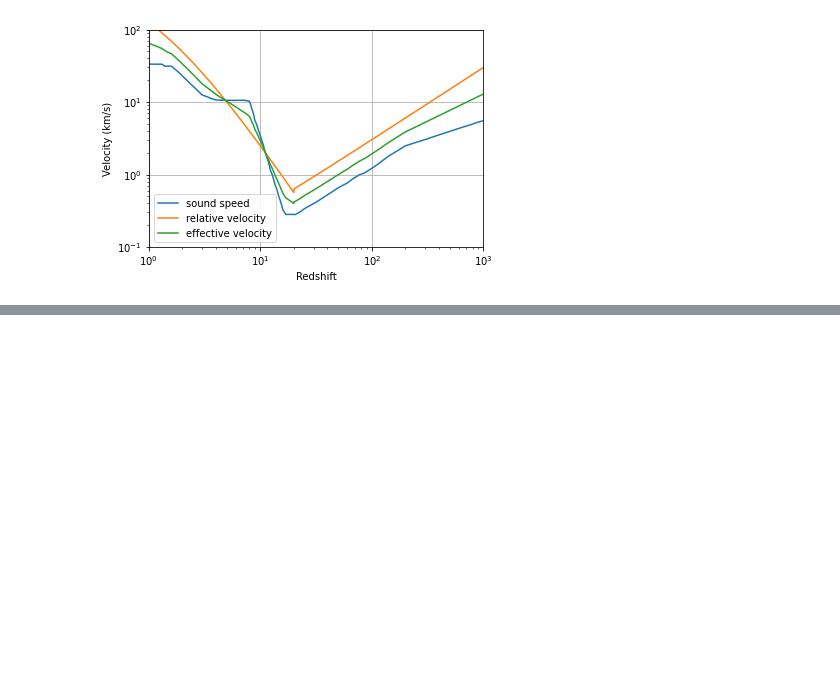
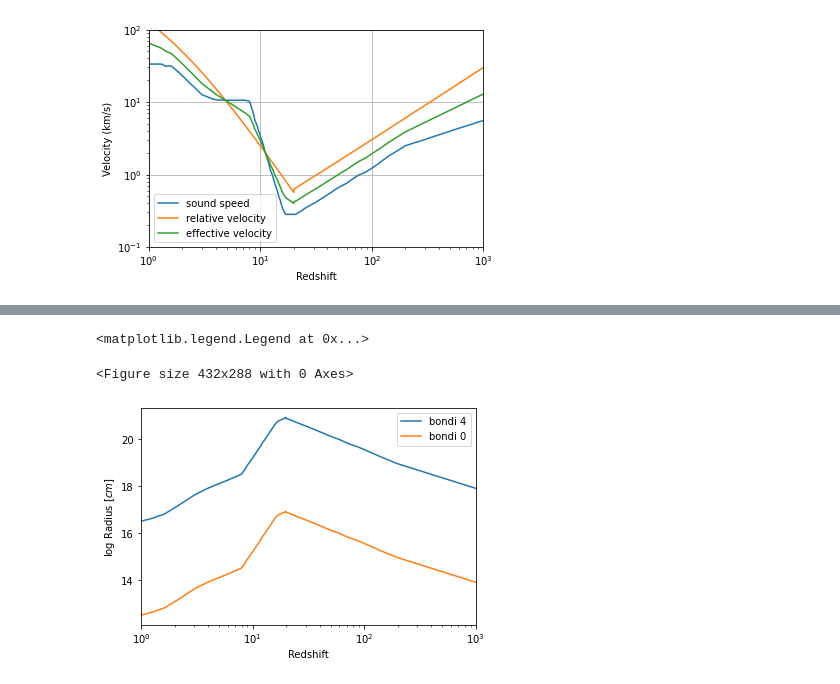
Before and after one commit to newspaperhinson/PBHAccretion, a Jupyter notebook: main.ipynb, the cells around one changed output, grey strips where cells are left out. Cells and saved outputs as stored; diff of their text form; code cells hidden in the pictures; blank space fills up the shorter version.

```diff
--- a/main.ipynb
+++ b/main.ipynb
@@ -81,0 +178,18 @@ array([-4.71831271e-16, -4.75351264e-16, -4.78901615e-16, ...,
+# %%
+fig = plt.figure()
+fig, axes = plt.subplots()
+axes.set_xscale('log')
+axes.set_xlim([1, 1000])
+# axes.set_yscale('log')
+# axes.set_ylim([-9, 0])
+axes.set_xlabel(r'Redshift')
+axes.set_ylabel(r'log Radius $[cm]$ ')
+
+axes.plot(redshift, np.log10(Bondi_radius(10**4)), label='bondi 4')
+axes.plot(redshift, np.log10(Bondi_radius(1)), label='bondi 0')
+
+axes.legend()
+# %% [output]
+<matplotlib.legend.Legend at 0x...>
+<Figure size 432x288 with 0 Axes>
+[figure, added]
```
Also changed, not shown: parts of 5 cells of this notebook, 1 other file.
